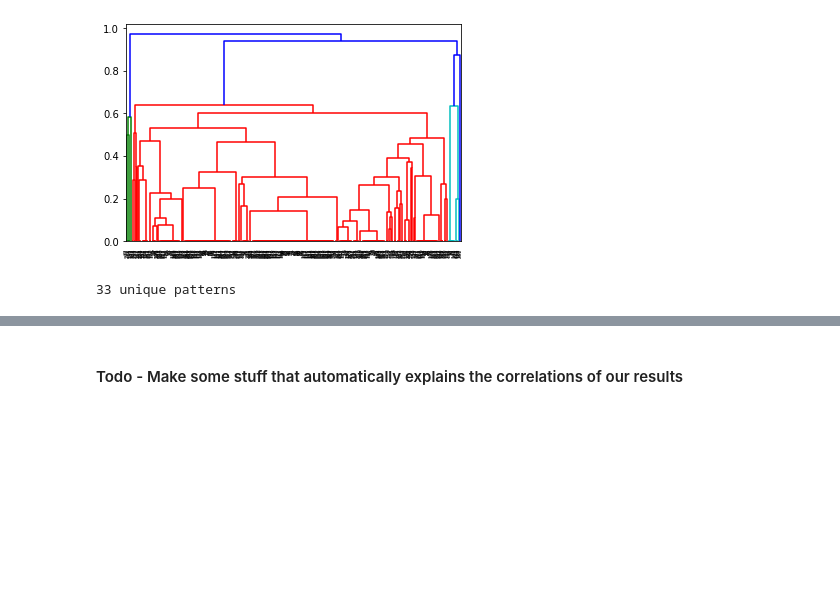
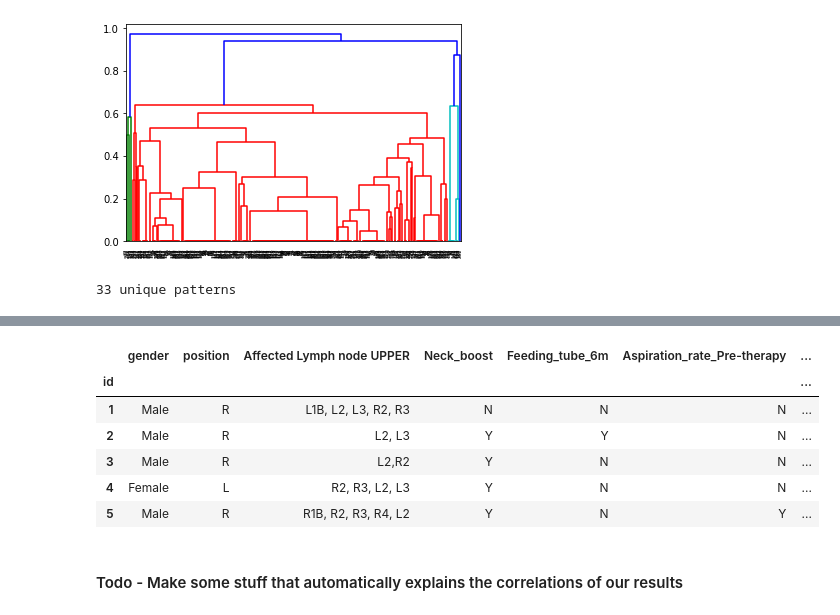
Before and after one commit to uic-evl/LymphaticCancerViz, a Jupyter notebook: synthetic_data/CohortAnalysis.ipynb, the cells around one changed output, grey strips where cells are left out. Saved outputs shown, nothing was run; the diff lists cells and outputs as text; code cells hidden in the pictures; blank space fills up the shorter version.

Commit message:
xtra stagement of what the json file looks like in the notebook

```diff
--- a/synthetic_data/CohortAnalysis.ipynb
+++ b/synthetic_data/CohortAnalysis.ipynb
@@ -124,2 +132,12 @@ print(len(np.unique(patterns)), 'unique patterns')
+# %%
+json_ready_dataset(sd).head()
+# %% [output]
+|  | gender | position | Affected Lymph node UPPER | Neck_boost | Feeding_tube_6m | Aspiration_rate_Pre-therapy | ... |
+| id |  |  |  |  |  |  | ... |
+| 1 | Male | R | L1B, L2, L3, R2, R3 | N | N | N | ... |
+| 2 | Male | R | L2, L3 | Y | Y | N | ... |
+| 3 | Male | R | L2,R2 | Y | N | N | ... |
+| 4 | Female | L | R2, R3, L2, L3 | Y | N | N | ... |
+| 5 | Male | R | R1B, R2, R3, R4, L2 | Y | N | Y | ... |
 # %% [markdown]
 #### Todo - Make some stuff that automatically explains the correlations of our results
```
Also changed, not shown: parts of 5 cells of this notebook, 1 other file.
